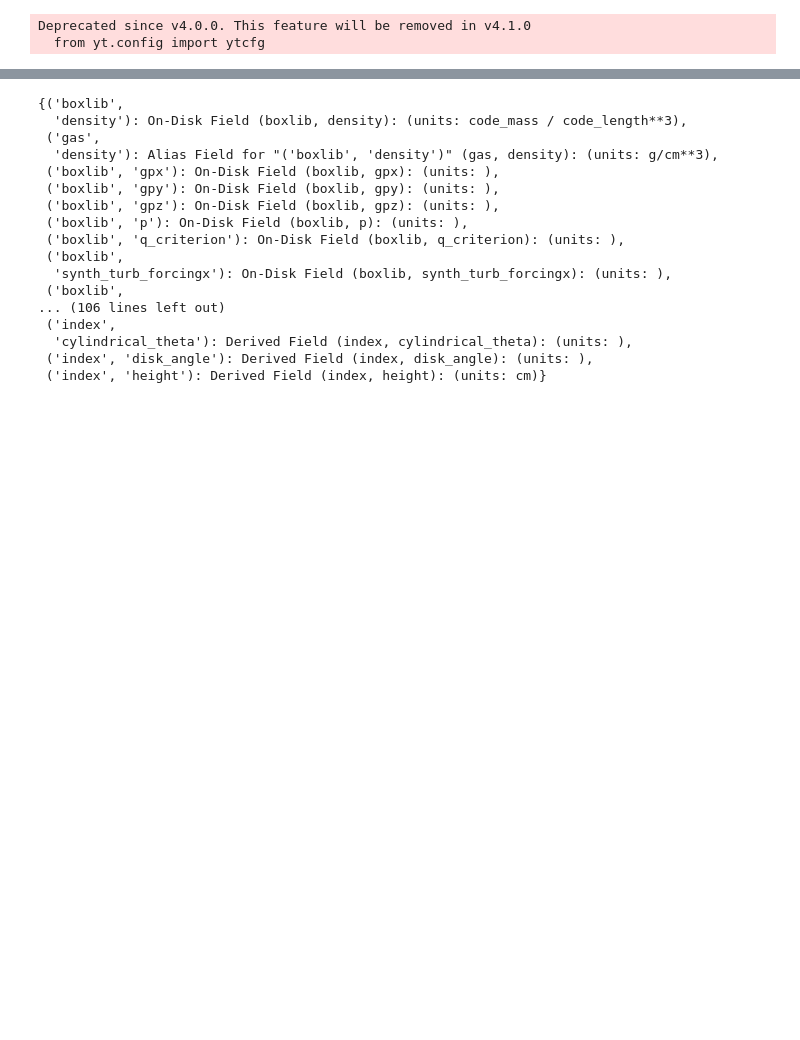
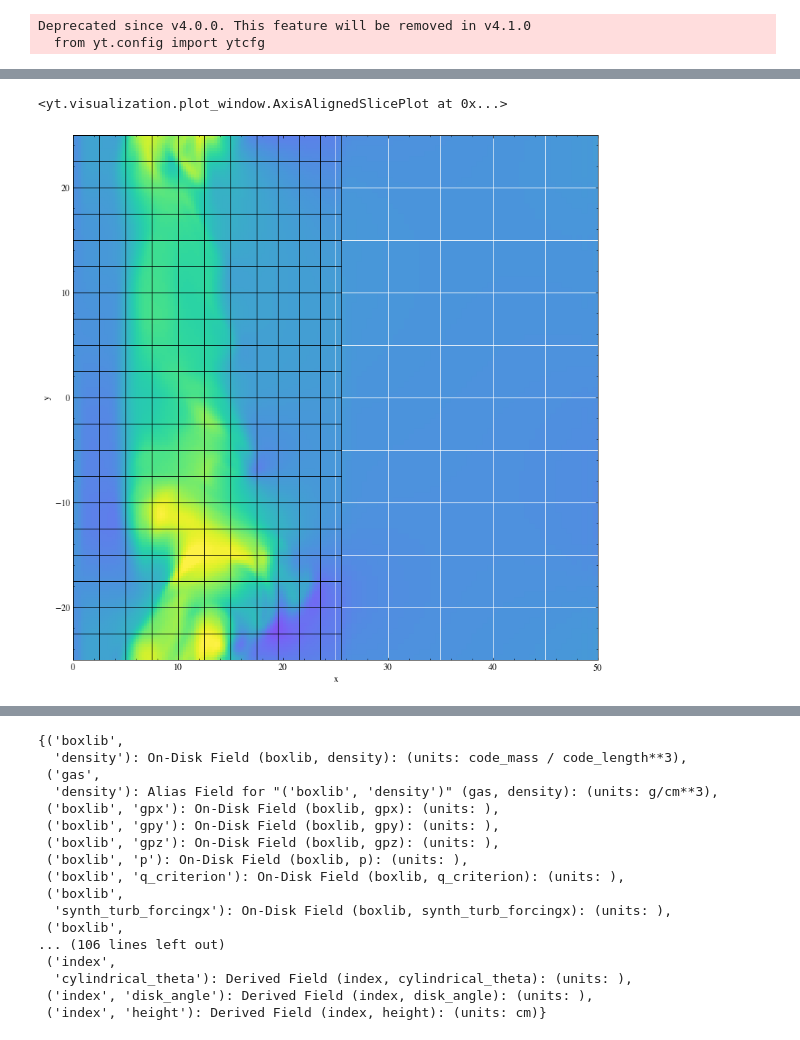
Before and after one commit to diederikb/nrel_jupyter_notebooks, a Jupyter notebook: postprocess_turbulence.ipynb, the cells around one changed output, grey strips where cells are left out. Cells and saved outputs as stored; diff of their text form; code cells hidden in the pictures; blank space fills up the shorter version.

```diff
--- a/postprocess_turbulence.ipynb
+++ b/postprocess_turbulence.ipynb
@@ -53,2 +82,10 @@ anim
+# %%
+fig,ax = plt.subplots()
+ds = postprocessing.load_plt(dir_mol_central,0)
+slp = postprocessing.setup_slice_plot(fig,ax,ds,'boxlib','velocityy',[-0.5,0.5])
+slp.annotate_grids()
+# %% [output]
+<yt.visualization.plot_window.AxisAlignedSlicePlot at 0x...>
+[figure, added]
 # %%
 fig,ax = plt.subplots()
```
Also changed, not shown: parts of 15 cells of this notebook, 7 other files.
